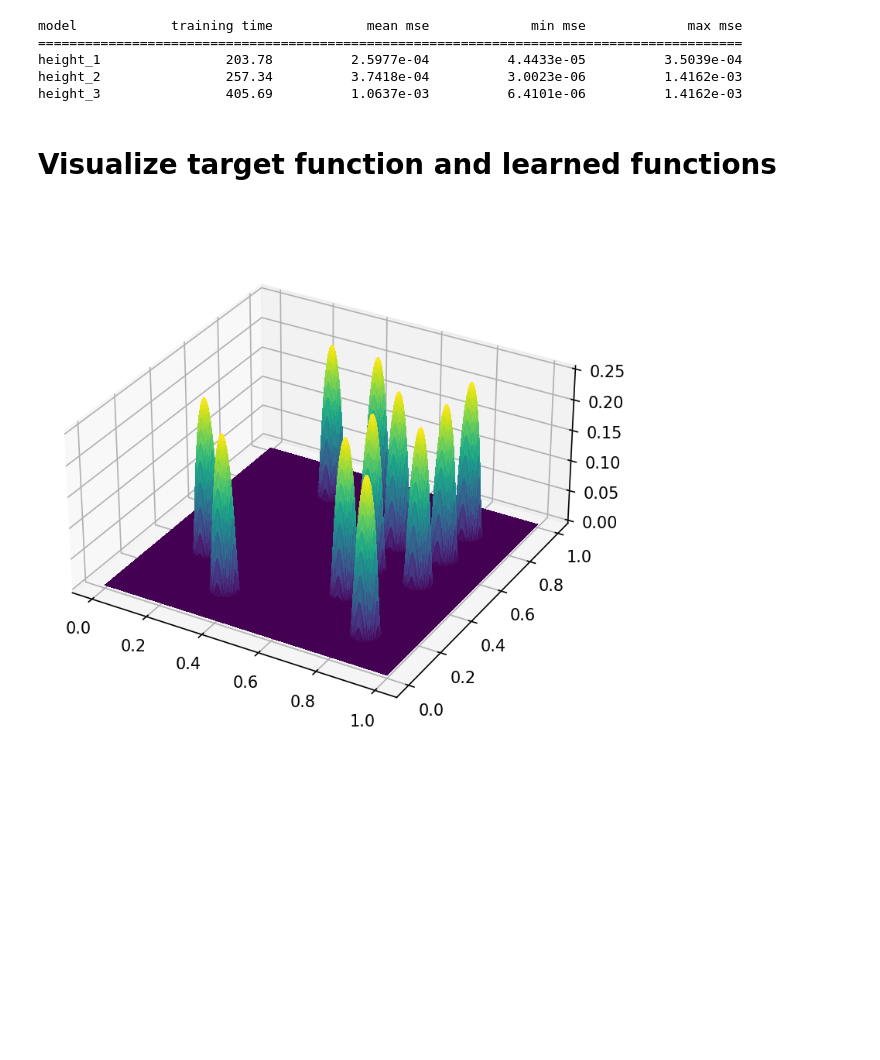
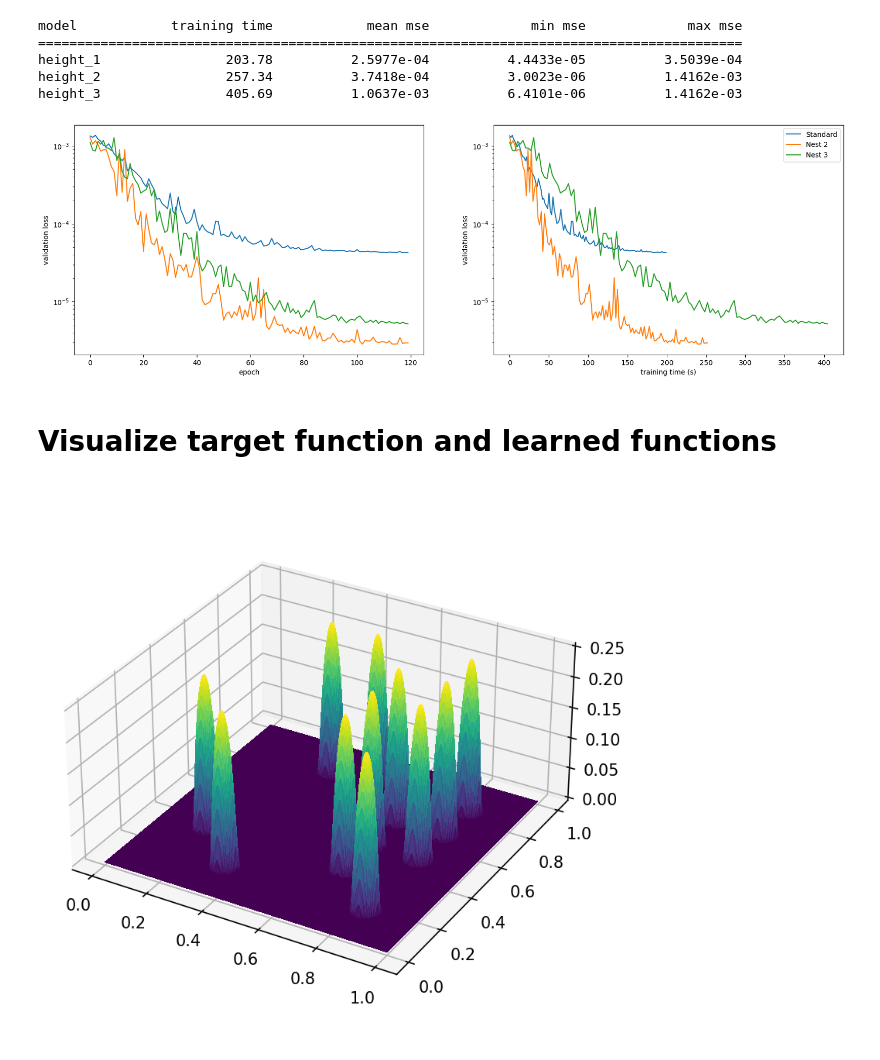
Before and after one commit to rohnerfa/msc_thesis, a Jupyter notebook: Comparison_thesis.ipynb, the cells around one changed output. Cells and saved outputs as stored; diff of their text form; code cells hidden in the pictures; blank space fills up the shorter version.

Commit message:
finished plotting

```diff
--- a/Comparison_thesis.ipynb
+++ b/Comparison_thesis.ipynb
@@ -53,5 +57,11 @@ def get_model(height, cwd):
     model.load_state_dict(ckp['state_dict'])
     return model
 
-training_dict = get_training_dict(log_path)
+def parse_log(height, cwd):
+    path_ = cwd + '/logs/ensemble/best_config_' + str(height) + '.json'
+    with open(path_,"r") as fp:
+        model_hyperparams = json.load(fp)
+    log_root = cwd + '/logs/retrain/' + model_hyperparams['name'] + '/version_' + str(training_dict['height_' + str(height)]['argmin'])
+    log_path = str(list(pathlib.Path(log_root).rglob('*.local'))[0])
+    return parse_tensorboard_log(log_path)
 # %%
@@ -66,6 +78,29 @@ model            training time            mean mse             min mse
 height_1                203.78          2.5977e-04          4.4433e-05          3.5039e-04
 height_2                257.34          3.7418e-04          3.0023e-06          1.4162e-03
 height_3                405.69          1.0637e-03          6.4101e-06          1.4162e-03
+# %%
+df_height1 = parse_log(height=1, cwd=cwd)
+df_height2 = parse_log(height=2, cwd=cwd)
+df_height3 = parse_log(height=3, cwd=cwd)
+
+fig, axs = plt.subplots(1, 2, figsize=(20, 6))
+
+axs[0].semilogy(df_height1['val_loss'])
+axs[0].semilogy(df_height2['val_loss'])
+axs[0].semilogy(df_height3['val_loss'])
+axs[0].set_xlabel('epoch')
+axs[0].set_ylabel('validation loss')
+
+axs[1].semilogy(df_height1['wall_time'], df_height1['val_loss'], label='Standard')
+axs[1].semilogy(df_height2['wall_time'], df_height2['val_loss'], label='Nest 2')
+axs[1].semilogy(df_height3['wall_time'], df_height3['val_loss'], label='Nest 3')
+axs[1].set_xlabel('training time (s)')
+axs[1].set_ylabel('validation loss')
+axs[1].legend()
+
+plt.savefig(cwd + '/plot.png')
+# %% [output]
+[figure, new version]
 # %% [markdown]
 # Visualize target function and learned functions
 # %%
```
Also changed, not shown: parts of 8 cells of this notebook, 1 other file.
